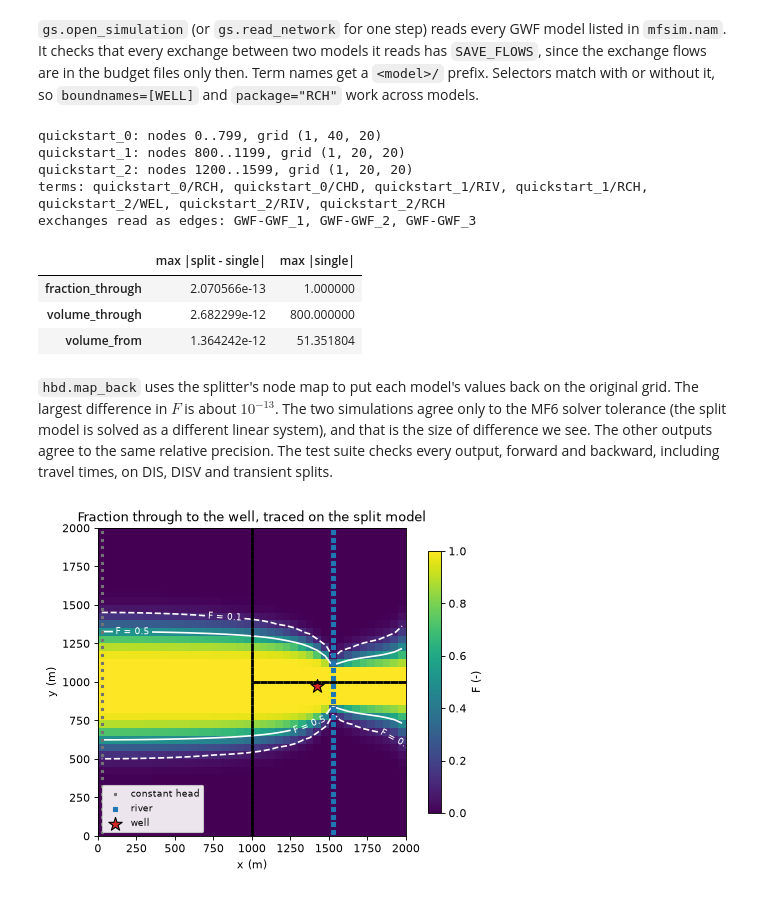
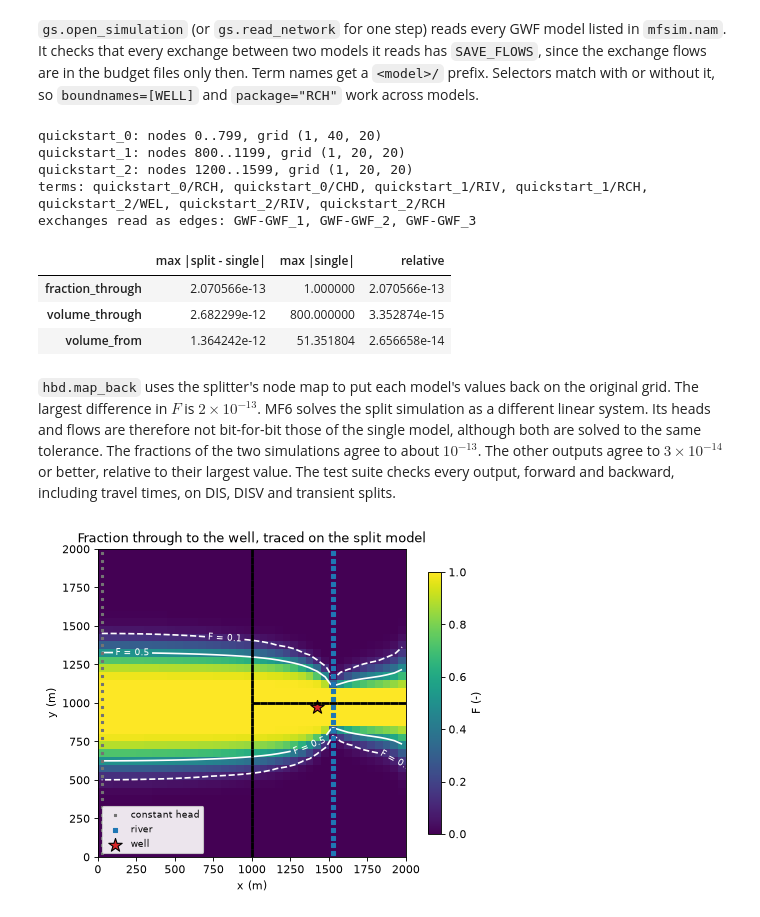
Before and after one commit to rhugman/gw-source, a Jupyter notebook: tutorials/07_networks_multimodel/07_networks_multimodel.ipynb, the cells around one changed output. Drawn from its saved outputs; the diff is of its cells as text; code cells hidden in the pictures.

Commit message:
Tutorial 07: print the reach fractions, closure errors and runtime; MAW rate as a positive number; split agreement without the solver-tolerance label; no PLAN.md link

```diff
--- a/tutorials/07_networks_multimodel/07_networks_multimodel.ipynb
+++ b/tutorials/07_networks_multimodel/07_networks_multimodel.ipynb
@@ -438,33 +464,35 @@ plt.show()
 # %%
 split = gs.read_network(WORK / "split", boundnames=True)
 for block in split.blocks:
     print(f"{block.label}: nodes {block.offset}..{block.offset + block.n - 1}, grid {block.grid_shape}")
 print("terms:", ", ".join(split.package_names))
 print("exchanges read as edges:", ", ".join(split.notes["exchanges"]))
 
 back_single = gs.backward(single_step, {WELL: gs.select(single_step, boundnames=[WELL])})
 back_split = gs.backward(split, {WELL: gs.select(split, boundnames=[WELL])})
 
 rows = {}
 for output in ("fraction_through", "volume_through", "volume_from"):
     reference = getattr(back_single, output)[WELL]
     mapped = hbd.map_back(splitter, split, getattr(back_split, output)[WELL])  # to the original cells
-    rows[output] = {"max |split - single|": np.abs(mapped - reference).max(), "max |single|": np.abs(reference).max()}
+    largest = np.abs(mapped - reference).max()
+    rows[output] = {"max |split - single|": largest, "max |single|": np.abs(reference).max(),
+                    "relative": largest / np.abs(reference).max()}
 display(pd.DataFrame(rows).T)
 F_split = hbd.map_back(splitter, split, back_split.fraction_through[WELL])
 assert np.abs(F_split - back_single.fraction_through[WELL]).max() < 1e-8
 # %% [output]
 quickstart_0: nodes 0..799, grid (1, 40, 20)
 quickstart_1: nodes 800..1199, grid (1, 20, 20)
 quickstart_2: nodes 1200..1599, grid (1, 20, 20)
 terms: quickstart_0/RCH, quickstart_0/CHD, quickstart_1/RIV, quickstart_1/RCH, quickstart_2/WEL, quickstart_2/RIV, quickstart_2/RCH
 exchanges read as edges: GWF-GWF_1, GWF-GWF_2, GWF-GWF_3
-|  | max |split - single| | max |single| |
-| fraction_through | 2.070566e-13 | 1.000000 |
-| volume_through | 2.682299e-12 | 800.000000 |
-| volume_from | 1.364242e-12 | 51.351804 |
+|  | max |split - single| | max |single| | relative |
+| fraction_through | 2.070566e-13 | 1.000000 | 2.070566e-13 |
+| volume_through | 2.682299e-12 | 800.000000 | 3.352874e-15 |
+| volume_from | 1.364242e-12 | 51.351804 | 2.656658e-14 |
 # %% [markdown]
-`hbd.map_back` uses the splitter's node map to put each model's values back on the original grid. The largest difference in $F$ is about $10^{-13}$. The two simulations agree only to the MF6 solver tolerance (the split model is solved as a different linear system), and that is the size of difference we see. The other outputs agree to the same relative precision. The test suite checks every output, forward and backward, including travel times, on DIS, DISV and transient splits.
+`hbd.map_back` uses the splitter's node map to put each model's values back on the original grid. The largest difference in $F$ is $2 \times 10^{-13}$. MF6 solves the split simulation as a different linear system. Its heads and flows are therefore not bit-for-bit those of the single model, although both are solved to the same tolerance. The fractions of the two simulations agree to about $10^{-13}$. The other outputs agree to $3 \times 10^{-14}$ or better, relative to their largest value. The test suite checks every output, forward and backward, including travel times, on DIS, DISV and transient splits.
 # %%
 ax = hbd.plot_cells(single.grb_file, single_step, F_split, cmap="viridis", vmin=0.0, vmax=1.0,
                     title="Fraction through to the well, traced on the split model", label="F (-)")
```
Also changed, not shown: parts of 17 cells of this notebook.
